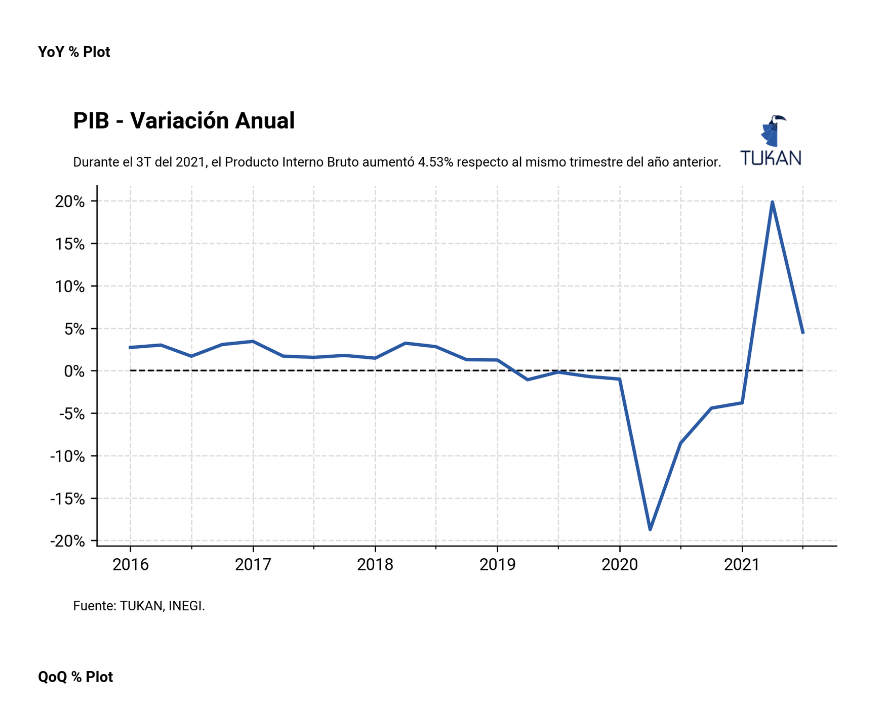
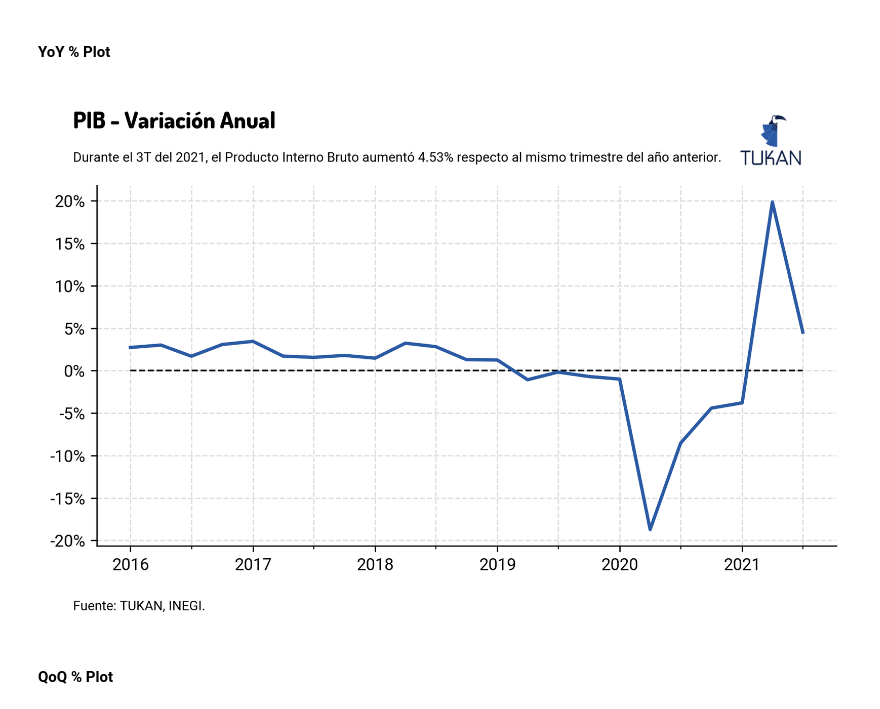
Before and after one commit to TukanMx/tukan_notebooks, a Jupyter notebook: social/social_media/pib/pib_template.ipynb, the cells around one changed output. Cells and saved outputs as stored; diff of their text form; code cells hidden in the pictures.

```diff
--- a/social/social_media/pib/pib_template.ipynb
+++ b/social/social_media/pib/pib_template.ipynb
@@ -167,11 +192,12 @@ fig.text(
     1,
     "PIB - Variación Anual",
     size=14,
-    weight = "bold"
+    weight = "bold",
+    family = "Dosis"
 )
 fig.text(
     0.1,
-    0.92,
+    0.93,
     "Durante el "+ str(last_quarter) + "T del "+str(last_year)+ ", el Producto Interno Bruto " + variation + " " + str(growth.round(2)) +"% respecto al mismo trimestre del año anterior.",
     size=8
 )
@@ -183,35 +209,35 @@ fig.text(0.1, -0.01, "Fuente: TUKAN, INEGI.", fontsize=8)
 #     "plots/gdp_yoy_no_logo.png",
 #     dpi=300,
 #     bbox_inches="tight",
 #     facecolor="white",
 #     edgecolor="none",
 #     transparent=True,
 # )
 
 tukan_im = image.imread(module_path + "\\assets\\logo\\logo192.png")
 newax = fig.add_axes([0.72, .88, 0.16, 0.19], anchor="NE", zorder=1)
 newax.imshow(tukan_im)
 newax.axis("off")
 
 plt.savefig(
     "plots/gdp_yoy_logo.png",
     dpi=300,
     bbox_inches="tight",
     # facecolor="white",
     edgecolor="none",
-    transparent=True,
+    transparent=True
 )
 
 plt.savefig(
     "plots/gdp_yoy_white_logo.png",
     dpi=300,
     bbox_inches="tight",
     facecolor="white",
     edgecolor="none",
     transparent=False,
 )
 # %% [output]
-[figure, old version]
+[figure, new version]
 # %% [markdown]
 #### QoQ % Plot
 # %%
```
Also changed, not shown: parts of 8 cells of this notebook.
